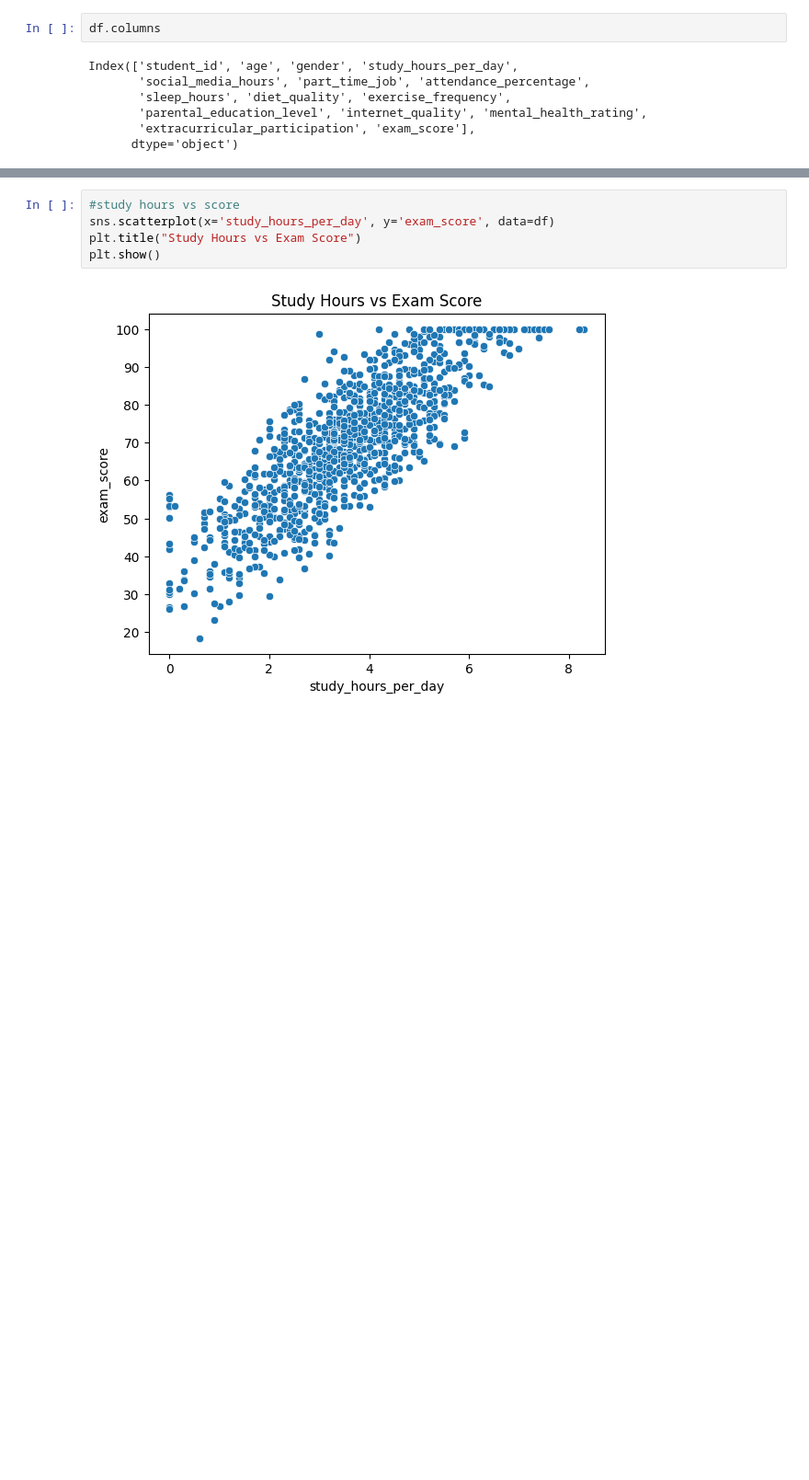
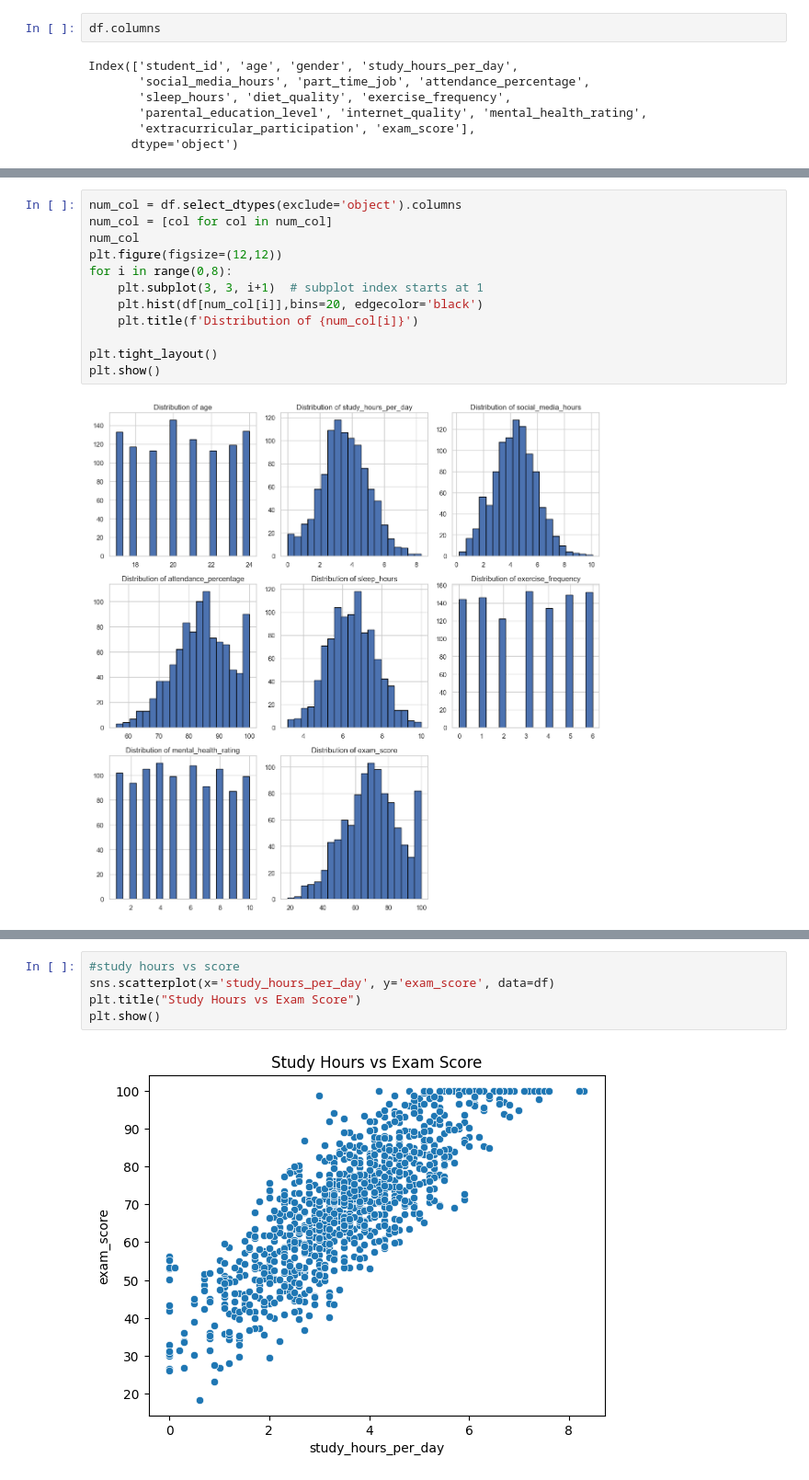
Before and after one commit to manuuu13/data7001_group15_project, a Jupyter notebook: behaviourial_data_clean_EDA.ipynb, the cells around one changed output, grey strips where cells are left out. Shown at 92% size. Saved outputs shown, nothing was run; the diff lists cells and outputs as text; blank space fills up the shorter version.

```diff
--- a/behaviourial_data_clean_EDA.ipynb
+++ b/behaviourial_data_clean_EDA.ipynb
@@ -128,0 +140,14 @@ plt.show()
+# %%
+num_col = df.select_dtypes(exclude='object').columns
+num_col = [col for col in num_col]
+num_col
+plt.figure(figsize=(12,12))
+for i in range(0,8):
+    plt.subplot(3, 3, i+1)  # subplot index starts at 1
+    plt.hist(df[num_col[i]],bins=20, edgecolor='black')
+    plt.title(f'Distribution of {num_col[i]}')
+
+plt.tight_layout()
+plt.show()
+# %% [output]
+[figure, added]
```
Also changed, not shown: parts of 25 cells of this notebook.
